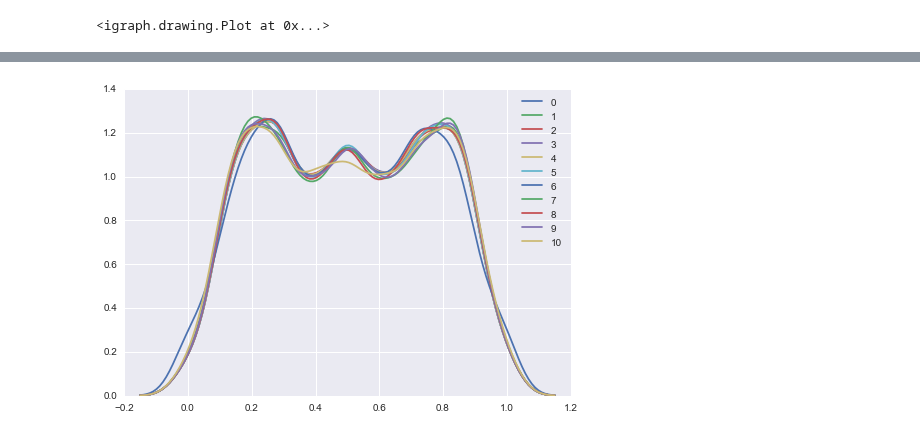
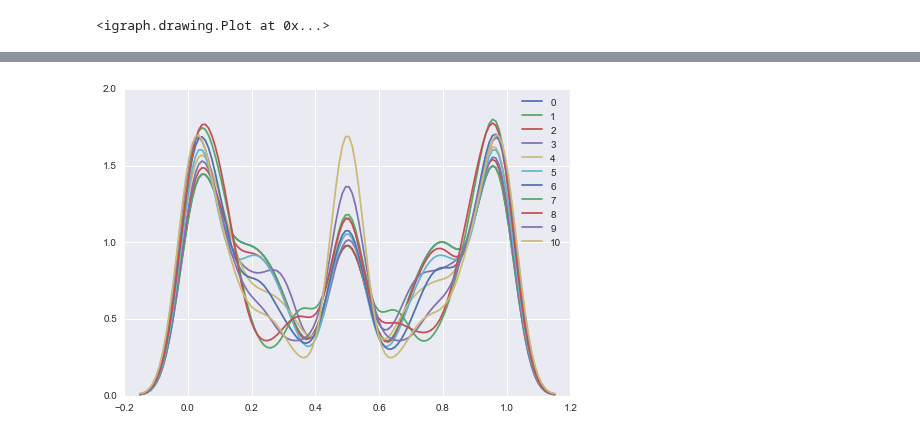
Before and after one commit to ryneches/SuchTree, a Jupyter notebook: example_3.ipynb, the cells around one changed output, grey strips where cells are left out. Drawn from its saved outputs; the diff is of its cells as text; code cells hidden in the pictures.

```diff
--- a/example_3.ipynb
+++ b/example_3.ipynb
@@ -156,0 +152,8 @@ seaborn.kdeplot( lambdas )
+# %%
+figure( figsize=(16,6) )
+lambdas = linalg.eigvals( lp )
+#plot(sorted(lambdas))
+subplot(1,2,1)
+plot( sorted(lambdas) )
+subplot(1,2,2)
+seaborn.kdeplot( lambdas, bw=0.05 )
@@ -157,17 +163,22 @@ seaborn.kdeplot( lambdas )
 # %%
 def permute_links( linklist, deletions, additions, swaps ) :
-    for i in xrange( deletions ) :
-        linklist = delete( linklist, randint(len(linklist)), axis=0 )
-    for i in xrange( swaps ) :
-        x, y = random.choice( xrange( len(linklist) ), size=2, replace=False )
-        X, Y = linklist[x,1], linklist[y,1]
-        linklist[x,1] = Y
-        linklist[y,1] = X
-    for i in xrange( additions ) :
+    ll = array( linklist )
+    for i in xrange( 1, deletions ) :
+        ll = delete( ll, randint(len(ll)), axis=0 )
+    for i in xrange( 1, swaps ) :
+        x, y = random.choice( xrange( len(ll) ), size=2, replace=False )
+        X, Y = ll[x,1], ll[y,1]
+        ll[x,1] = Y
+        ll[y,1] = X
+    for i in xrange( 1, additions ) :
         a = random.choice( SLT.TreeA.leafs.values() )
         b = random.choice( SLT.TreeB.leafs.values() )
-        linklist = numpy.concatenate( (linklist, array([[b,a]])), axis=0 )
-    return linklist
+        ll = numpy.concatenate( (ll, array([[b,a]])), axis=0 )
+    return ll
+
+def edge_mean( aj ) :
+    return mean( aj.flatten()[ aj.flatten() > SLT.TreeA.polytomy_distance ] )
+
 
 def graph_spectral_density( SLT, deletions=0, additions=0, swaps=0, mode='lambdas' ) :
 
@@ -186,9 +197,12 @@ def graph_spectral_density( SLT, deletions=0, additions=0, swaps=0, mode='lambda
     aj[ 0:host_aj.shape[0], 0:host_aj.shape[1] ] = host_aj / host_aj.max()
     aj[ host_aj.shape[0]:, host_aj.shape[1]: ] = guest_aj / guest_aj.max()
 
+    host_mean  = edge_mean( host_aj  / host_aj.max()  )
+    guest_mean = edge_mean( guest_aj / guest_aj.max() )
+
     for i,j in zip( guest_aj_links, host_aj_links ) :
-        aj[i,j] = 1.0
-        aj[j,i] = 1.0
+        aj[i,j] = ( host_mean + guest_mean ) / 2.0
+        aj[j,i] = ( host_mean + guest_mean ) / 2.0
 
     if mode == 'adjacency' :
         return aj
@@ -216,10 +230,10 @@ for i in xrange( 9 ) :
 # %%
 for i in linspace( 0, 10, 11 ) :
     lambdas = graph_spectral_density( SLT, additions=0, deletions=int(i), swaps=0 )
     seaborn.kdeplot( lambdas / lambdas.max(), label=int(i), bw=0.05 )
-savefig( 'spectral-gophers.png' )
+#savefig( 'spectral-gophers.png' )
 # %% [output]
-[figure, old version]
+[figure, new version]
 # %%
 for i in linspace( 0, 10, 11 ) :
     lambdas = graph_spectral_density( SLT, additions=0, deletions=0, swaps=int(i) )
```
Also changed, not shown: parts of 28 cells of this notebook, 1 other file.
